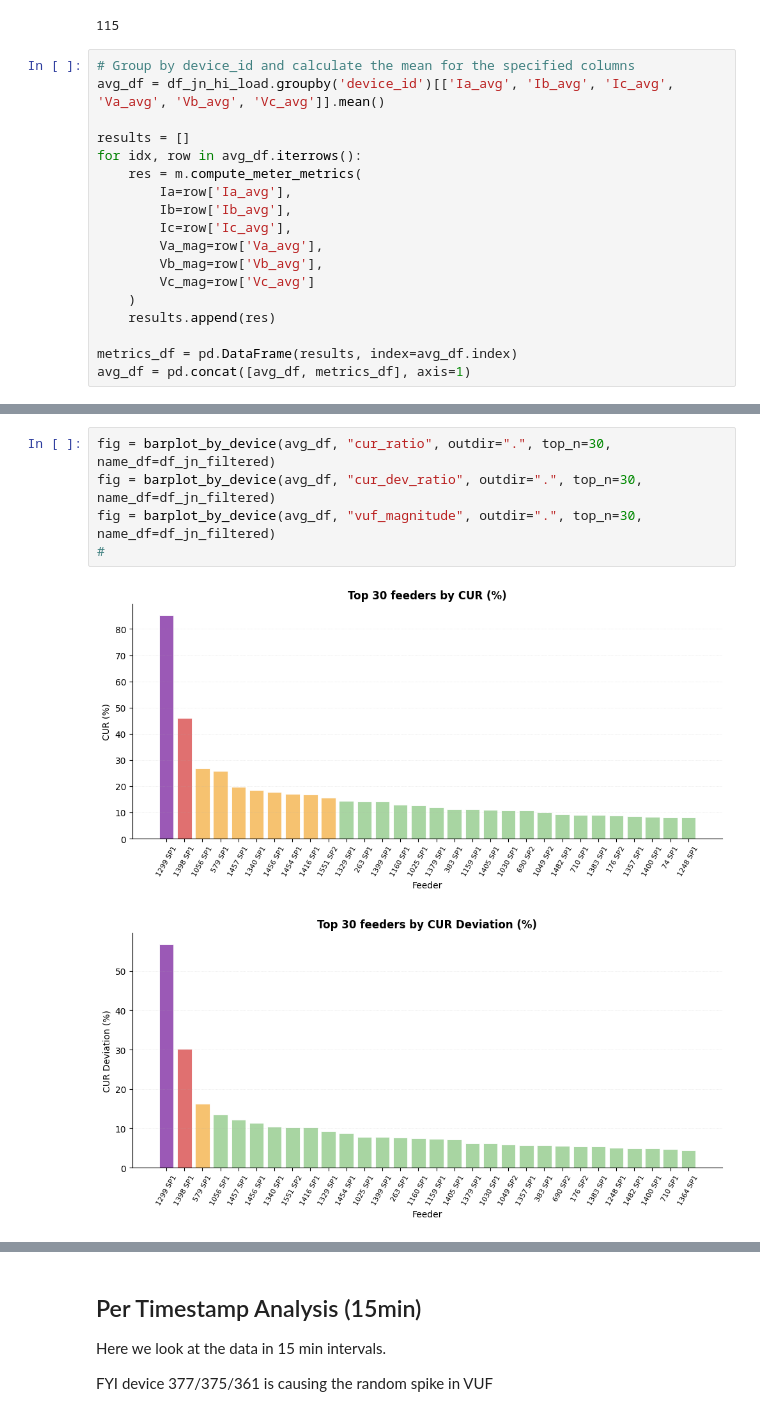
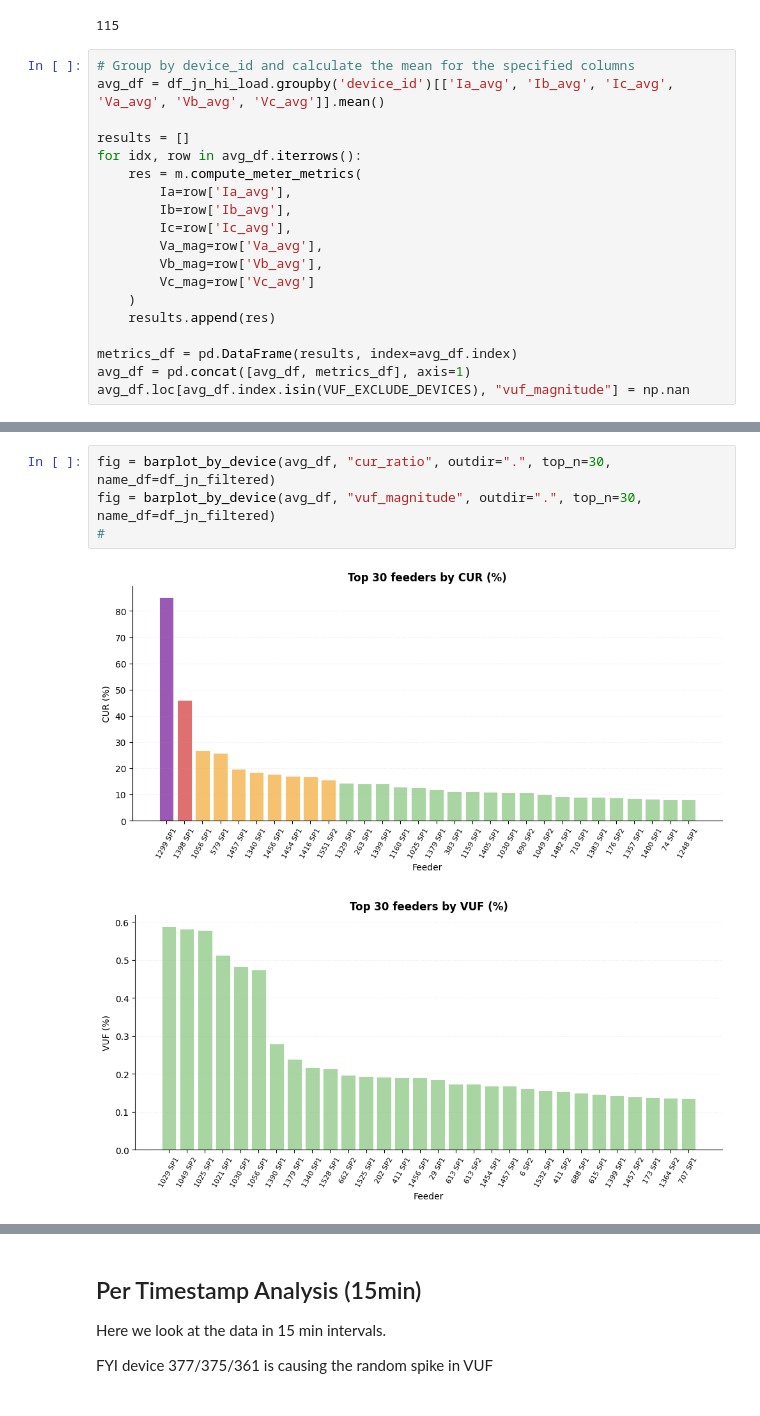
Before and after one commit to MindisBlank/Jasonaq_thesis, a Jupyter notebook: notebooks/CUR.ipynb, the cells around one changed output, grey strips where cells are left out. Drawn from its saved outputs; the diff is of its cells as text.

```diff
--- a/notebooks/CUR.ipynb
+++ b/notebooks/CUR.ipynb
@@ -816,6 +831,7 @@ for idx, row in avg_df.iterrows():
 
 metrics_df = pd.DataFrame(results, index=avg_df.index)
 avg_df = pd.concat([avg_df, metrics_df], axis=1)
+avg_df.loc[avg_df.index.isin(VUF_EXCLUDE_DEVICES), "vuf_magnitude"] = np.nan
 # %%
 # Here all the thresholds are for the long-term analysis where we average per feeder over the entire measurement period
 LongTerm_low_CUR = 15
@@ -839,8 +854,7 @@ fig = _severity_donut_for_metric(avg_df, "vuf_magnitude", threshold=0, outdir=".
 # %%
 fig = barplot_by_device(avg_df, "cur_ratio", outdir=".", top_n=30, name_df=df_jn_filtered)
-fig = barplot_by_device(avg_df, "cur_dev_ratio", outdir=".", top_n=30, name_df=df_jn_filtered)
 fig = barplot_by_device(avg_df, "vuf_magnitude", outdir=".", top_n=30, name_df=df_jn_filtered)
 #
 # %% [output]
 [figure]
-[figure, old version]
+[figure, new version]
```
Also changed, not shown: parts of 6 cells of this notebook, 4 other files.
